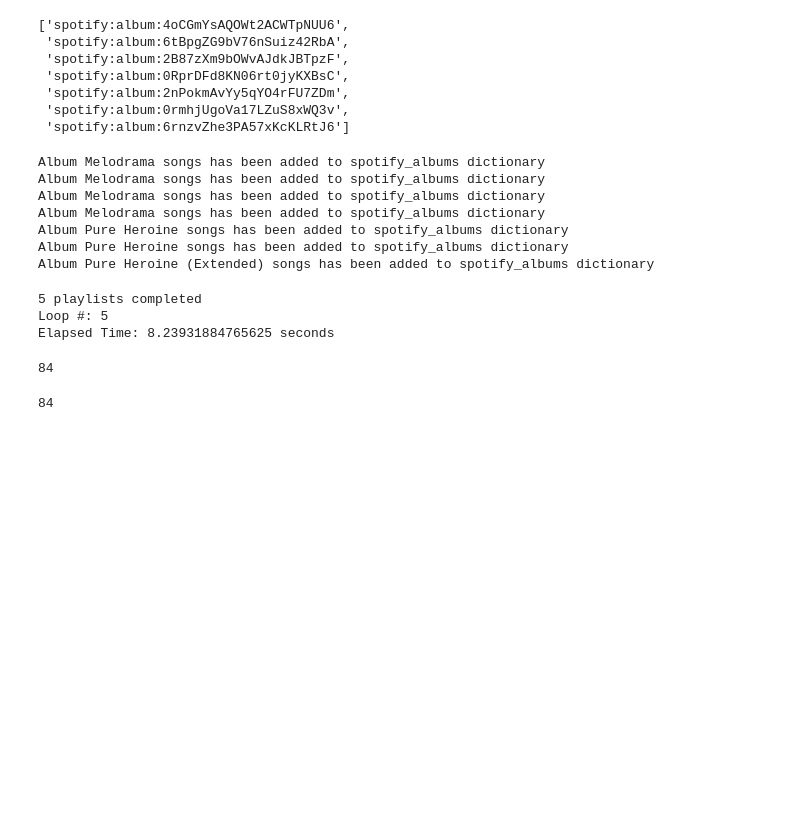
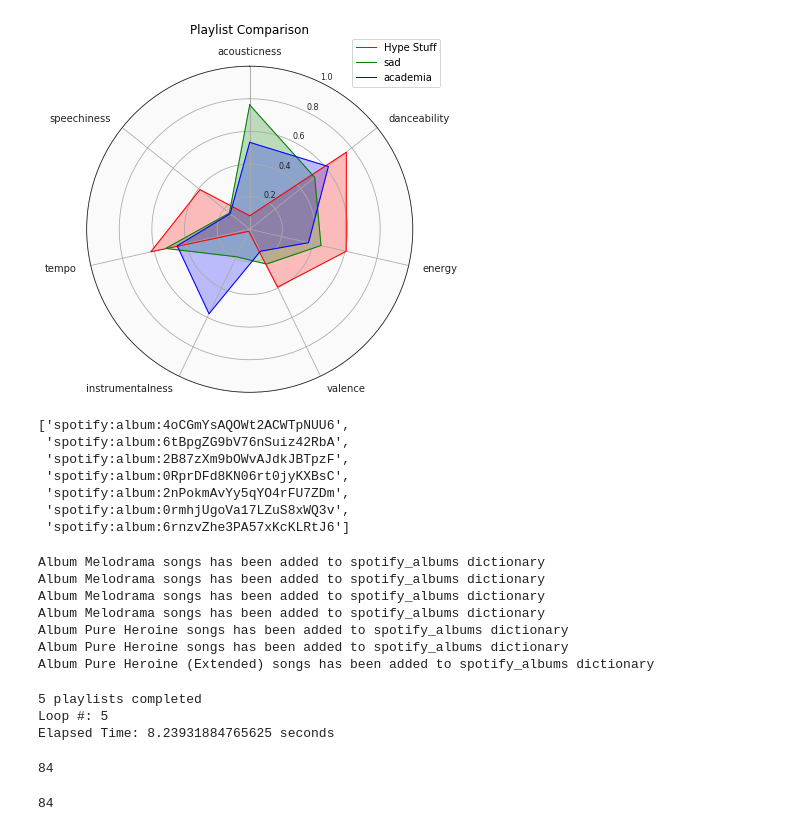
Before and after one commit to sejaldua/lyrical-sentiment-analysis, a Jupyter notebook: mumford.ipynb, the cells around one changed output. Saved outputs shown, nothing was run; the diff lists cells and outputs as text; code cells hidden in the pictures; blank space fills up the shorter version.

```diff
--- a/mumford.ipynb
+++ b/mumford.ipynb
@@ -199,0 +77,73 @@ POPULARITY | median: 55.0 | mean: 51.29824561403509
+# %%
+import matplotlib.pyplot as plt
+
+# manually inspect all of the values to determine whether the median or mean is a better metric to plot
+for playlist in plists:
+    print("––––––––––––––––––––––––––––––––––––––––––––––––––––––––––––")
+    print(playlist)
+    for feature in plists[playlist]:
+        if feature != 'name' and feature != 'track uri':
+            print(feature.upper(), "| median:", np.median(plists[playlist][feature]), "| mean:", np.mean(plists[playlist][feature]))
+
+
+labels = ['acousticness', 'danceability', 'energy', 'valence', 'instrumentalness', 'tempo', 'speechiness']
+num_vars = len(labels)
+
+# Split the circle into even parts and save the angles so we know where to put each axis.
+angles = np.linspace(0, 2 * np.pi, num_vars, endpoint=False).tolist()
+angles += angles[:1]
+
+# ax = plt.subplot(polar=True)
+fig, ax = plt.subplots(figsize=(6, 6), subplot_kw=dict(polar=True))
+
+# Helper function to plot each playlist on the radar chart.
+def add_to_radar(playlist, color):
+    values = [np.median(plists[playlist]['acousticness']), np.median(plists[playlist]['danceability']), np.median(plists[playlist]['energy']),
+              np.median(plists[playlist]['valence']), np.mean(plists[playlist]['instrumentalness']), np.median(plists[playlist]['tempo']),
+              np.median(plists[playlist]['speechiness'])]
+    # tempo values typically range from 50-220, so I divided by 220 to get a number between 0 and 1
+    values[-2] = values[-2]/220
+    # speechiness values values are highly concentrated between 0 and 0.25-ish, so I multiplied by 4. Adjust this if needed
+    values[-1] = values[-1]*4
+    values += values[:1]
+    ax.plot(angles, values, color=color, linewidth=1, label=playlist)
+    ax.fill(angles, values, color=color, alpha=0.25)
+
+# # Add each additional playlist to the chart.
+add_to_radar('Hype Stuff', 'red')
+add_to_radar('sad', 'green')
+add_to_radar('academia', 'blue')
+
+# polar coordinates math stuff
+ax.set_theta_offset(np.pi / 2)
+ax.set_theta_direction(-1)
+
+# Draw axis lines for each angle and label.
+ax.set_thetagrids(np.degrees(angles), labels)
+
+# Go through labels and adjust alignment based on where it is in the circle.
+for label, angle in zip(ax.get_xticklabels(), angles):
+  if angle in (0, np.pi):
+    label.set_horizontalalignment('center')
+  elif 0 < angle < np.pi:
+    label.set_horizontalalignment('left')
+  else:
+    label.set_horizontalalignment('right')
+
+# Set position of y-labels (0-100) to be in the middle of the first two axes.
+ax.set_ylim(0, 1)
+ax.set_rlabel_position(180 / num_vars)
+
+# Add some custom styling.
+ax.tick_params(colors='#222222')         # color of tick labels
+ax.tick_params(axis='y', labelsize=8)    # y-axis labels
+ax.grid(color='#AAAAAA')                 # color of circular gridlines
+ax.spines['polar'].set_color('#222222')  # color of outermost gridline (spine)
+ax.set_facecolor('#FAFAFA')              # background color inside the circle itself
+
+#Lastly, give the chart a title and a legend
+ax.set_title('Playlist Comparison', y=1.08)
+ax.legend(loc='upper right', bbox_to_anchor=(1.1, 1.1))
+
+fig.savefig('playlist_comp.png')
+# %% [output]
@@ -200,3 +167,4 @@ POPULARITY | median: 55.0 | mean: 51.29824561403509
+[figure, added]
 # %%
 #Extract Artist's uri
 artist_uri = result['tracks']['items'][0]['artists'][0]['uri']
```
Also changed, not shown: parts of 8 cells of this notebook, 21 other files.
